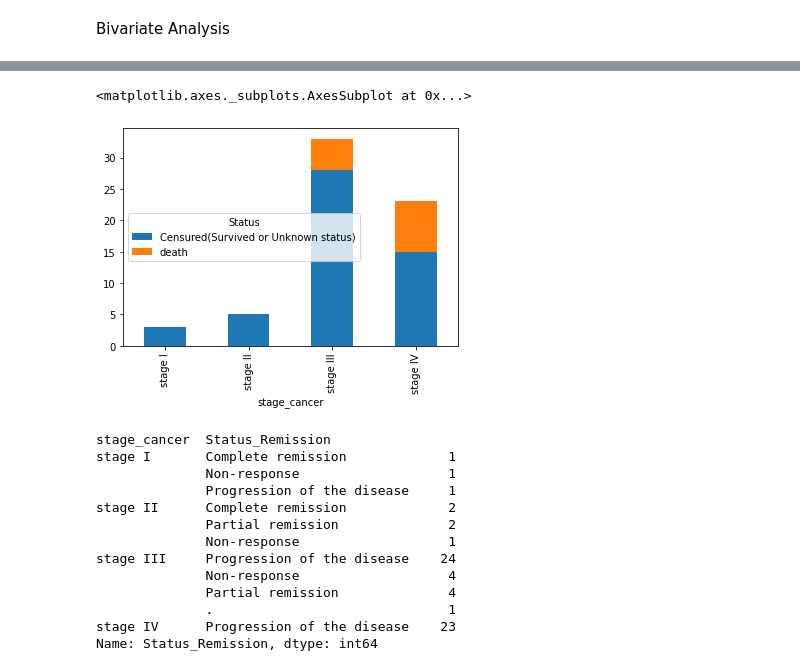
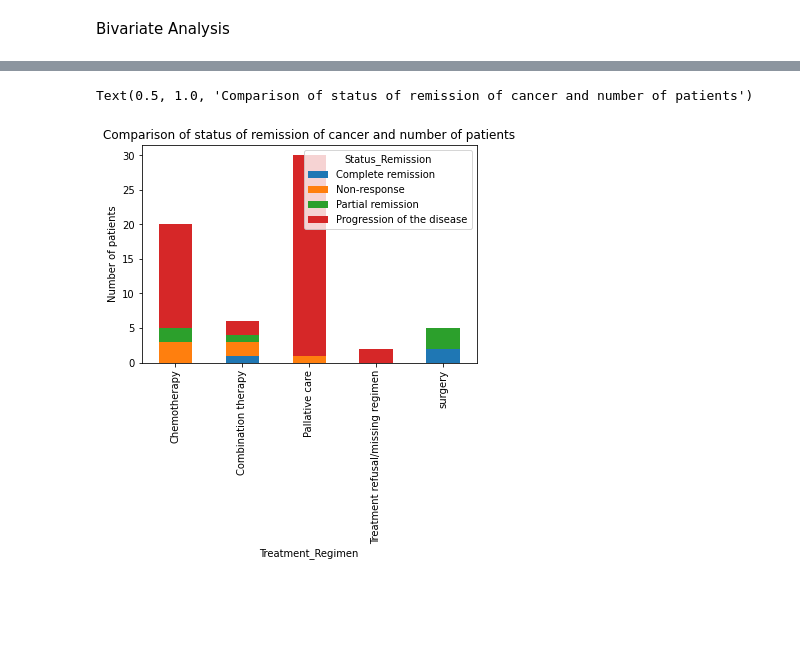
Before and after one commit to mugambiian/Pancreatic-cancer-study, a Jupyter notebook: Cancer_survival_rates_study.ipynb, the cells around one changed output, grey strips where cells are left out. Drawn from its saved outputs; the diff is of its cells as text; code cells hidden in the pictures; blank space fills up the shorter version.

```diff
--- a/Cancer_survival_rates_study.ipynb
+++ b/Cancer_survival_rates_study.ipynb
@@ -59,0 +48,5 @@ df.head()
+# %%
+# Clean data
+# After passing through the data we got an anomaly at status remission
+# we Drop that anomaly
+df.drop(df.loc[df['Status_Remission']=='.'].index, inplace=True)
@@ -186,23 +258,8 @@ Name: Status, dtype: int64
 # %%
-df1=df.groupby('stage_cancer')
-df1['Status'].value_counts().unstack().plot.bar(stacked=True)
+df1=df.groupby('Treatment_Regimen')
+df1['Status_Remission'].value_counts().unstack().plot.bar(stacked=True)
+plt.ylabel('Number of patients')
+plt.title('Comparison of status of remission of cancer and number of patients')
 # %% [output]
-<matplotlib.axes._subplots.AxesSubplot at 0x...>
+Text(0.5, 1.0, 'Comparison of status of remission of cancer and number of patients')
-[figure, old version]
+[figure, new version]
-# %%
-x=df.groupby('stage_cancer')
-x['Status_Remission'].value_counts()
-# %% [output]
-stage_cancer  Status_Remission
-stage I       Complete remission             1
-              Non-response                   1
-              Progression of the disease     1
-stage II      Complete remission             2
-              Partial remission              2
-              Non-response                   1
-stage III     Progression of the disease    24
-              Non-response                   4
-              Partial remission              4
-              .                              1
-stage IV      Progression of the disease    23
-Name: Status_Remission, dtype: int64
```
Also changed, not shown: parts of 73 cells of this notebook.
